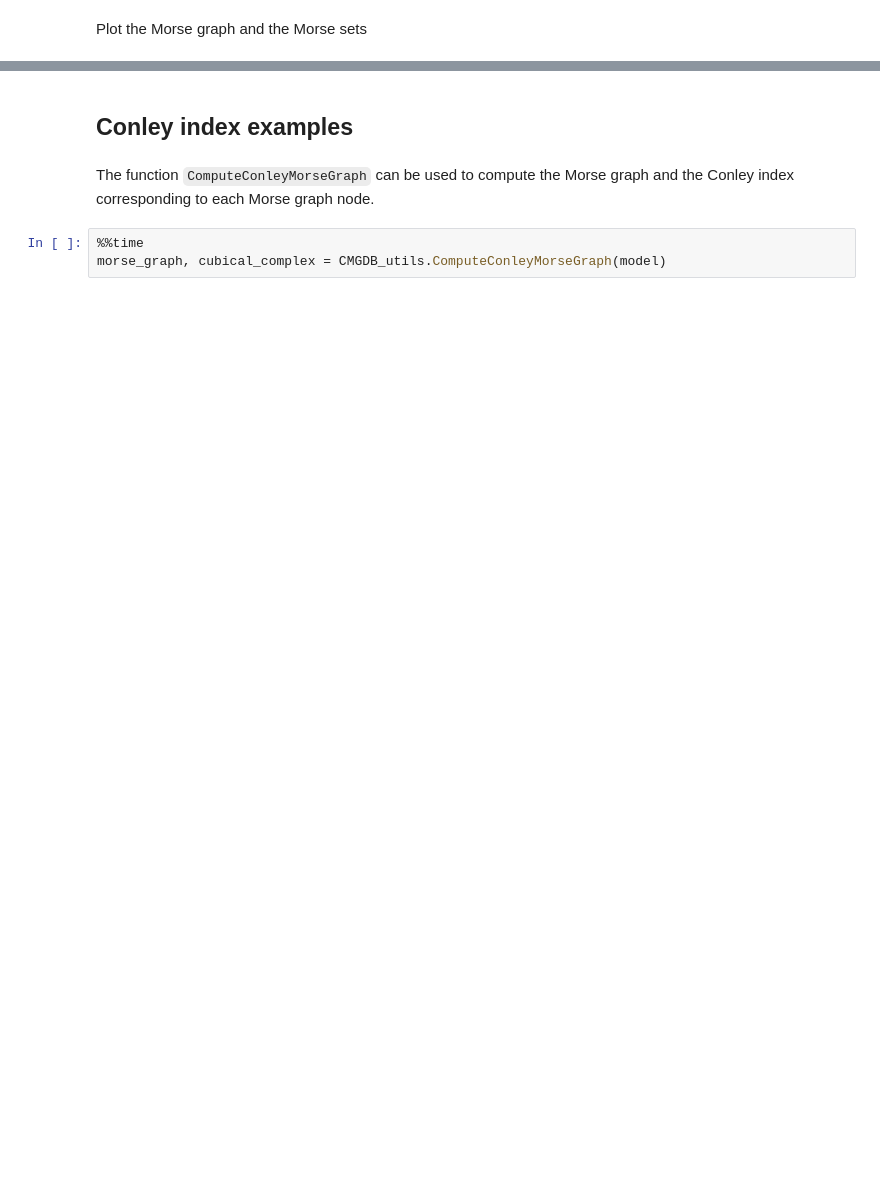
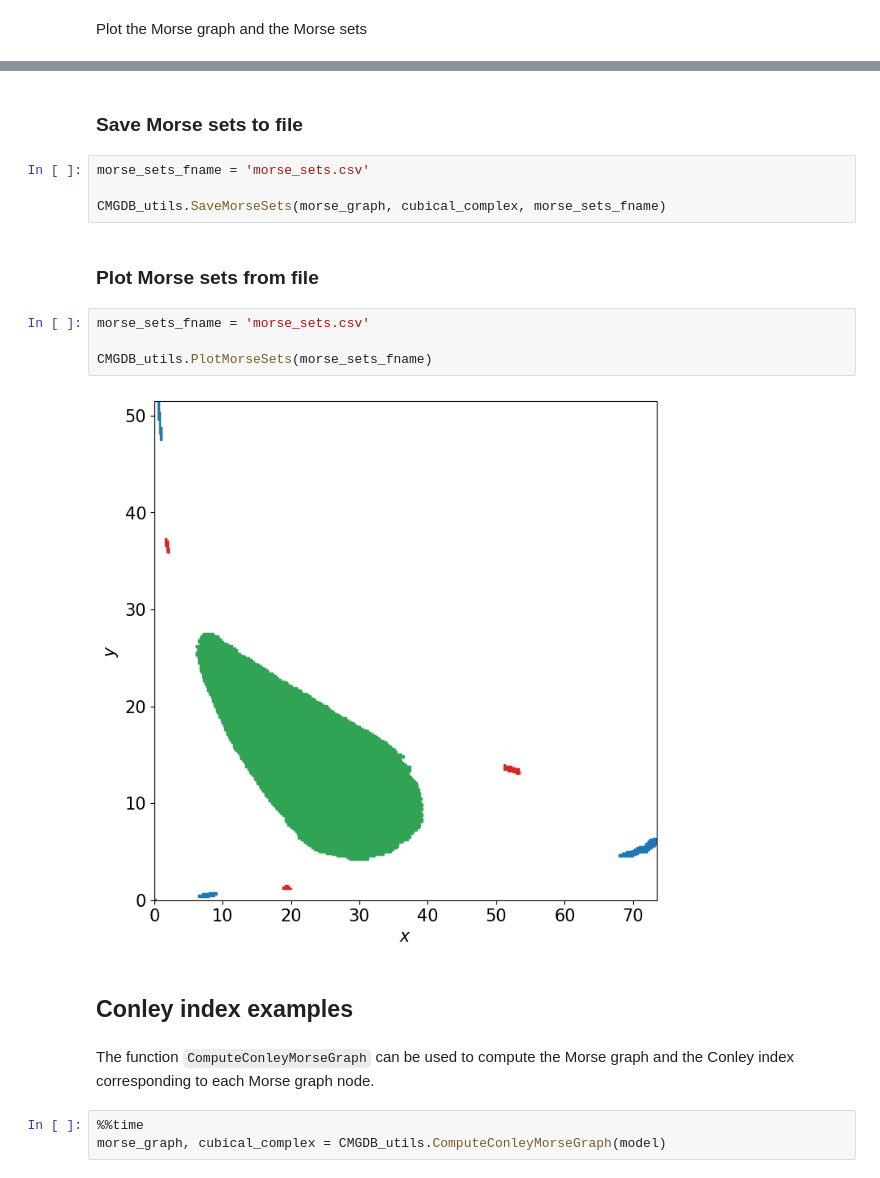
Before and after one commit to marciogameiro/CMGDB_utils, a Jupyter notebook: examples/Examples.ipynb, the cells around one changed output, grey strips where cells are left out. Cells and saved outputs as stored; diff of their text form; blank space fills up the shorter version.

Commit message:
Add methods to save and load Morse sets to file

```diff
--- a/examples/Examples.ipynb
+++ b/examples/Examples.ipynb
@@ -47,3 +47,17 @@ CMGDB_utils.PlotMorseSets(morse_graph, cubical_complex)
+# %% [markdown]
+### Save Morse sets to file
+# %%
+morse_sets_fname = 'morse_sets.csv'
+
+CMGDB_utils.SaveMorseSets(morse_graph, cubical_complex, morse_sets_fname)
+# %% [markdown]
+### Plot Morse sets from file
+# %%
+morse_sets_fname = 'morse_sets.csv'
+
+CMGDB_utils.PlotMorseSets(morse_sets_fname)
+# %% [output]
+[figure, added]
 # %% [markdown]
 ## Conley index examples
 # %% [markdown]
```
Also changed, not shown: parts of 15 cells of this notebook, 4 other files.
